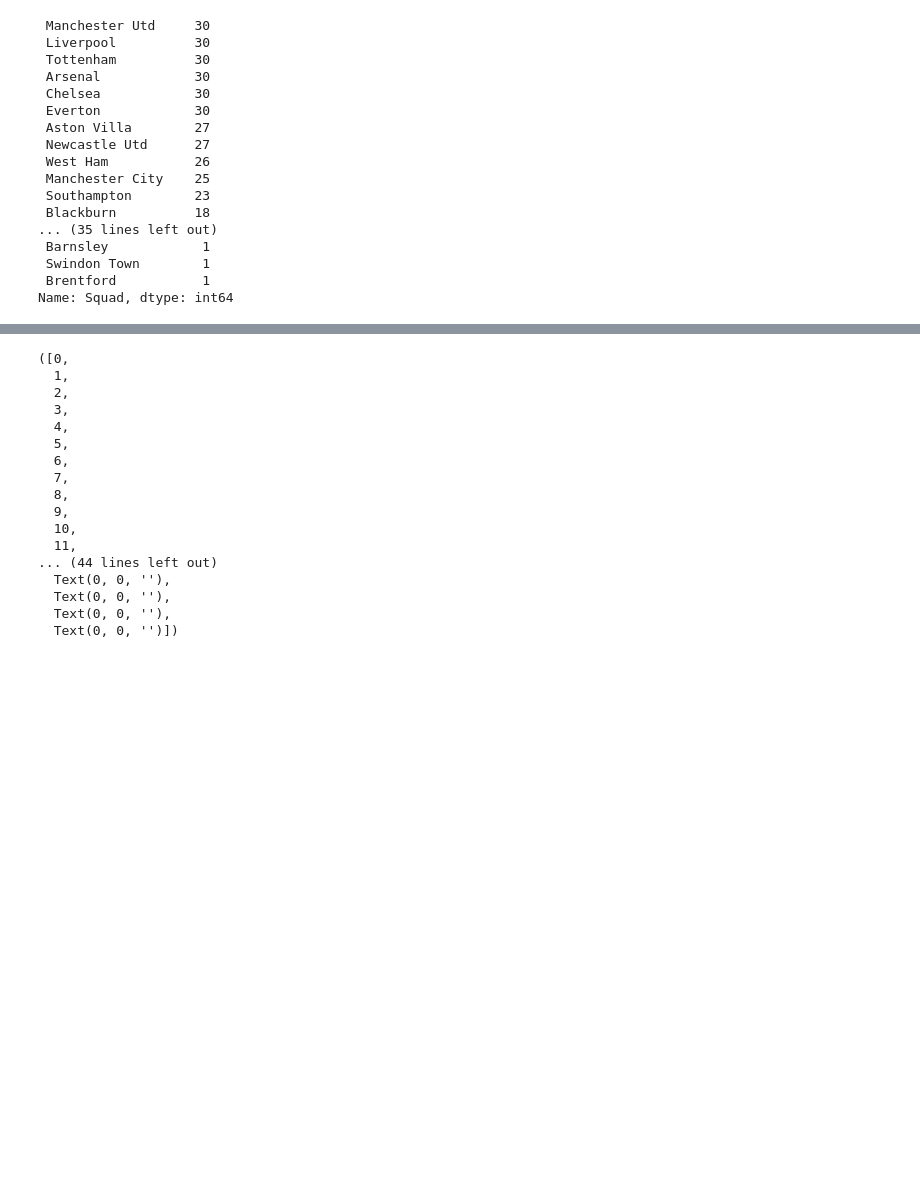
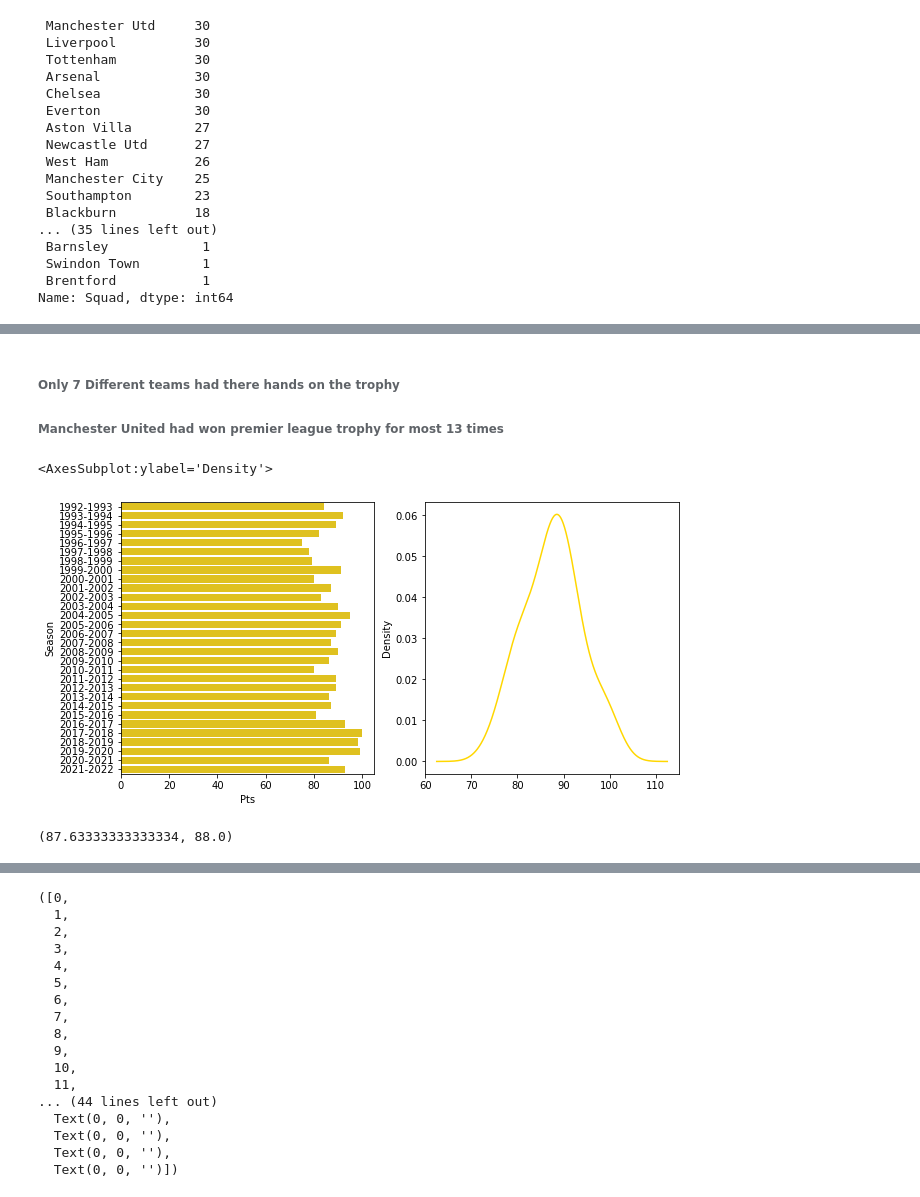
Before and after one commit to Aniket-Raikwar1/Premier_League_data_analysis, a Jupyter notebook: Analysing premier league seasons.ipynb, the cells around one changed output, grey strips where cells are left out. Cells and saved outputs as stored; diff of their text form; code cells hidden in the pictures; blank space fills up the shorter version.

```diff
--- a/Analysing premier league seasons.ipynb
+++ b/Analysing premier league seasons.ipynb
@@ -385,0 +434,2 @@ pd.DataFrame(All_season.groupby(by="Season")['GF'].mean()).reset_index()
+# %%
+rank_1 =  All_season.loc[All_season['Rk'] == 1]
@@ -385,0 +447,17 @@ pd.DataFrame(All_season.groupby(by="Season")['GF'].mean()).reset_index()
+# %% [markdown]
+###### Only 7 Different teams had there hands on the trophy
+###### Manchester United had won premier league trophy for most 13 times
+# %%
+plt.figure(figsize=(10,5))
+plt.subplot(1,2,1)
+sns.barplot(data=rank_1,y="Season",x="Pts",color="gold")
+
+plt.subplot(1,2,2)
+rank_1['Pts'].plot(kind="kde",color='gold')
+# %% [output]
+<AxesSubplot:ylabel='Density'>
+[figure, added]
+# %%
+rank_1['Pts'].mean(),rank_1['Pts'].median()
+# %% [output]
+(87.63333333333334, 88.0)
```
Also changed, not shown: parts of 81 cells of this notebook.
